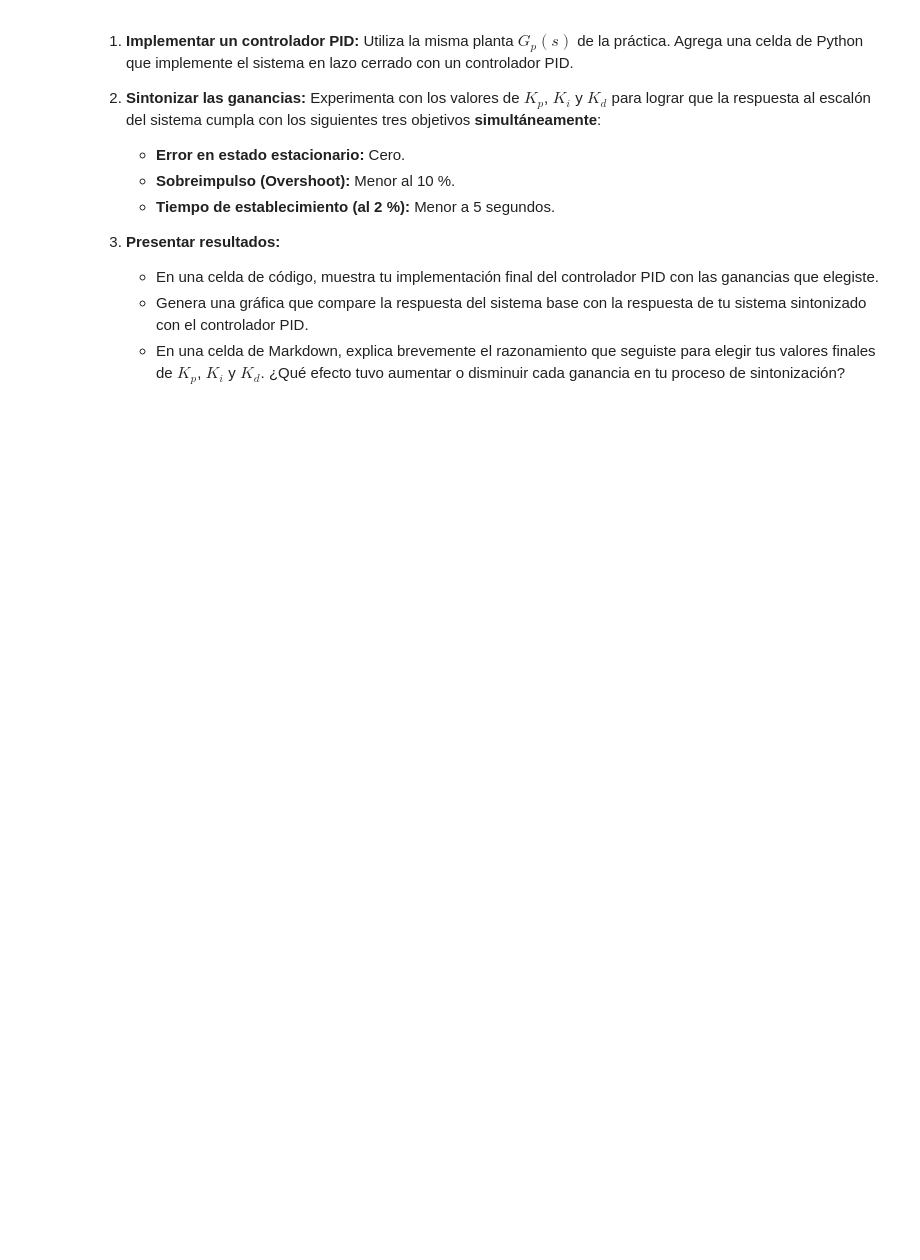
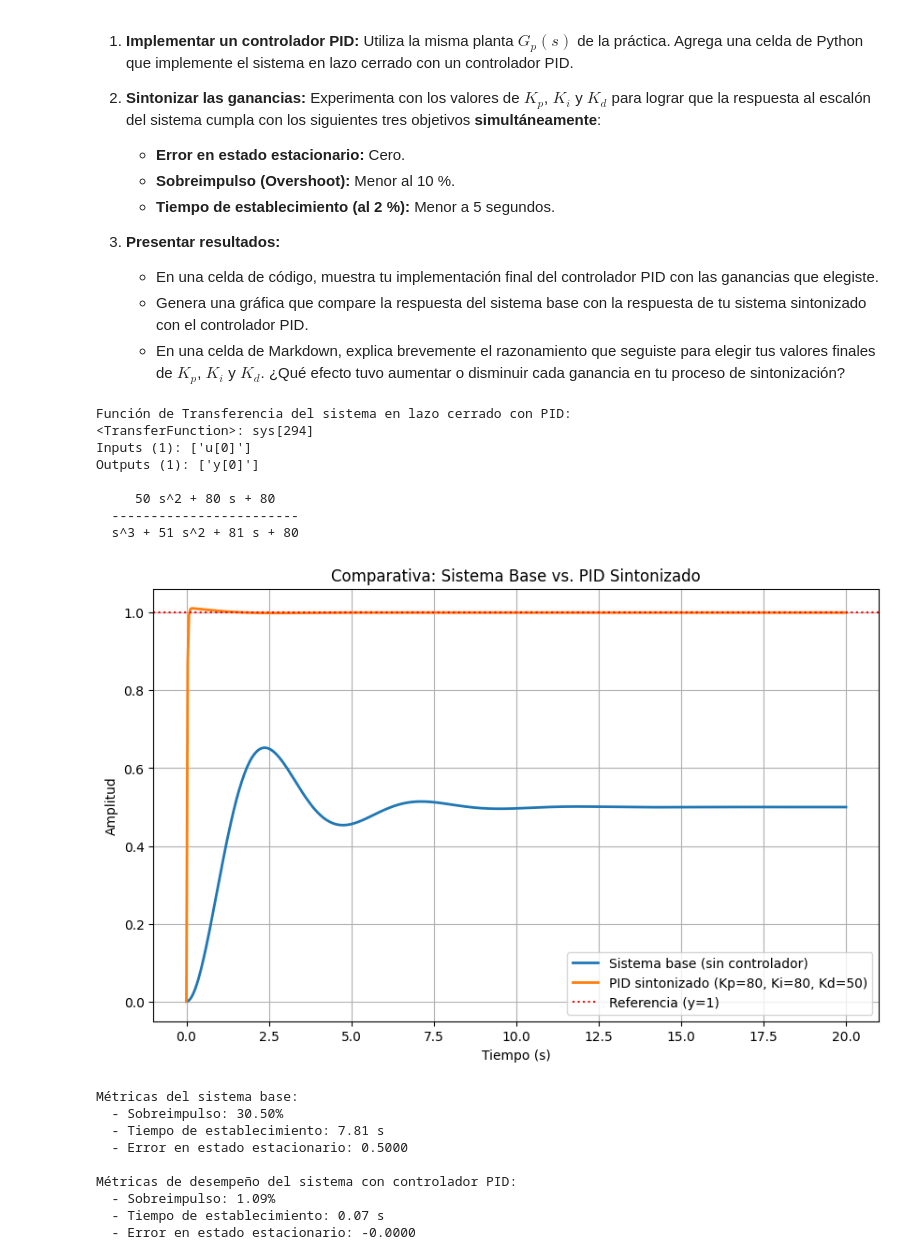
Before and after one commit to MiguelTG49/control-clasico, a Jupyter notebook: practicas/P_2_03_Controlador_PID.ipynb, the cells around one changed output. Cells and saved outputs as stored; diff of their text form; code cells hidden in the pictures; blank space fills up the shorter version.

Commit message:
Sintonización de un controlador PID.

```diff
--- a/practicas/P_2_03_Controlador_PID.ipynb
+++ b/practicas/P_2_03_Controlador_PID.ipynb
@@ -233,3 +293,79 @@ $$G_c(s) = K_p + \frac{K_i}{s} + K_d s = \frac{K_d s^2 + K_p s + K_i}{s}$$
     * En una celda de código, muestra tu implementación final del controlador PID con las ganancias que elegiste.
     * Genera una gráfica que compare la respuesta del sistema base con la respuesta de tu sistema sintonizado con el controlador PID.
     * En una celda de Markdown, explica brevemente el razonamiento que seguiste para elegir tus valores finales de $K_p$, $K_i$ y $K_d$. ¿Qué efecto tuvo aumentar o disminuir cada ganancia en tu proceso de sintonización?
+# %%
+# Importar bibliotecas
+import control as ct
+import matplotlib.pyplot as plt
+import numpy as np
+
+# Definir la planta
+num_p = [1]
+den_p = [1, 1, 1]
+Gp = ct.tf(num_p, den_p)
+
+# Sistema base (sin controlador, para comparación)
+sistema_base = ct.feedback(Gp, 1)
+t = np.linspace(0, 20, 501)
+t, y_base = ct.step_response(sistema_base, T=t)
+
+# --- Controlador PID sintonizado ---
+# Valores finales después de sintonización
+Kp = 80  # Ganancia proporcional
+Ki = 80  # Ganancia integral
+Kd = 50  # Ganancia derivativa
+
+# Función de transferencia del PID: Gc(s) = (Kd s^2 + Kp s + Ki) / s
+Gc_PID = ct.tf([Kd, Kp, Ki], [1, 0])
+
+# Sistema en lazo cerrado con PID
+sistema_PID = ct.feedback(Gc_PID * Gp, 1)
+print("Función de Transferencia del sistema en lazo cerrado con PID:")
+print(sistema_PID)
+
+# Simulación de la respuesta al escalón
+t, y_PID = ct.step_response(sistema_PID, T=t)
+
+# --- Gráfica comparativa ---
+plt.figure(figsize=(10, 6))
+plt.plot(t, y_base, label="Sistema base (sin controlador)", linewidth=2)
+plt.plot(t, y_PID, label=f"PID sintonizado (Kp={Kp}, Ki={Ki}, Kd={Kd})", linewidth=2)
+plt.axhline(y=1, color="r", linestyle=":", label="Referencia (y=1)")
+plt.title("Comparativa: Sistema Base vs. PID Sintonizado")
+plt.xlabel("Tiempo (s)")
+plt.ylabel("Amplitud")
+plt.legend()
+plt.grid(True)
+plt.show()
+
+# --- Métricas de desempeño ---
+print("Métricas del sistema base:")
+info_base = ct.step_info(sistema_base)
+print(f"  - Sobreimpulso: {info_base['Overshoot']:.2f}%")
+print(f"  - Tiempo de establecimiento: {info_base['SettlingTime']:.2f} s")
+print(f"  - Error en estado estacionario: {1 - y_base[-1]:.4f}")
+
+print("\nMétricas de desempeño del sistema con controlador PID:")
+info_PID = ct.step_info(sistema_PID)
+print(f"  - Sobreimpulso: {info_PID['Overshoot']:.2f}%")
+print(f"  - Tiempo de establecimiento: {info_PID['SettlingTime']:.2f} s")
+print(f"  - Error en estado estacionario: {1 - y_PID[-1]:.4f}")
+# %% [output]
+Función de Transferencia del sistema en lazo cerrado con PID:
+<TransferFunction>: sys[294]
+Inputs (1): ['u[0]']
+Outputs (1): ['y[0]']
+
+     50 s^2 + 80 s + 80
+  ------------------------
+  s^3 + 51 s^2 + 81 s + 80
+[figure, added]
+Métricas del sistema base:
+  - Sobreimpulso: 30.50%
+  - Tiempo de establecimiento: 7.81 s
+  - Error en estado estacionario: 0.5000
+
+Métricas de desempeño del sistema con controlador PID:
+  - Sobreimpulso: 1.09%
+  - Tiempo de establecimiento: 0.07 s
+  - Error en estado estacionario: -0.0000
```
Also changed, not shown: parts of 6 cells of this notebook.
